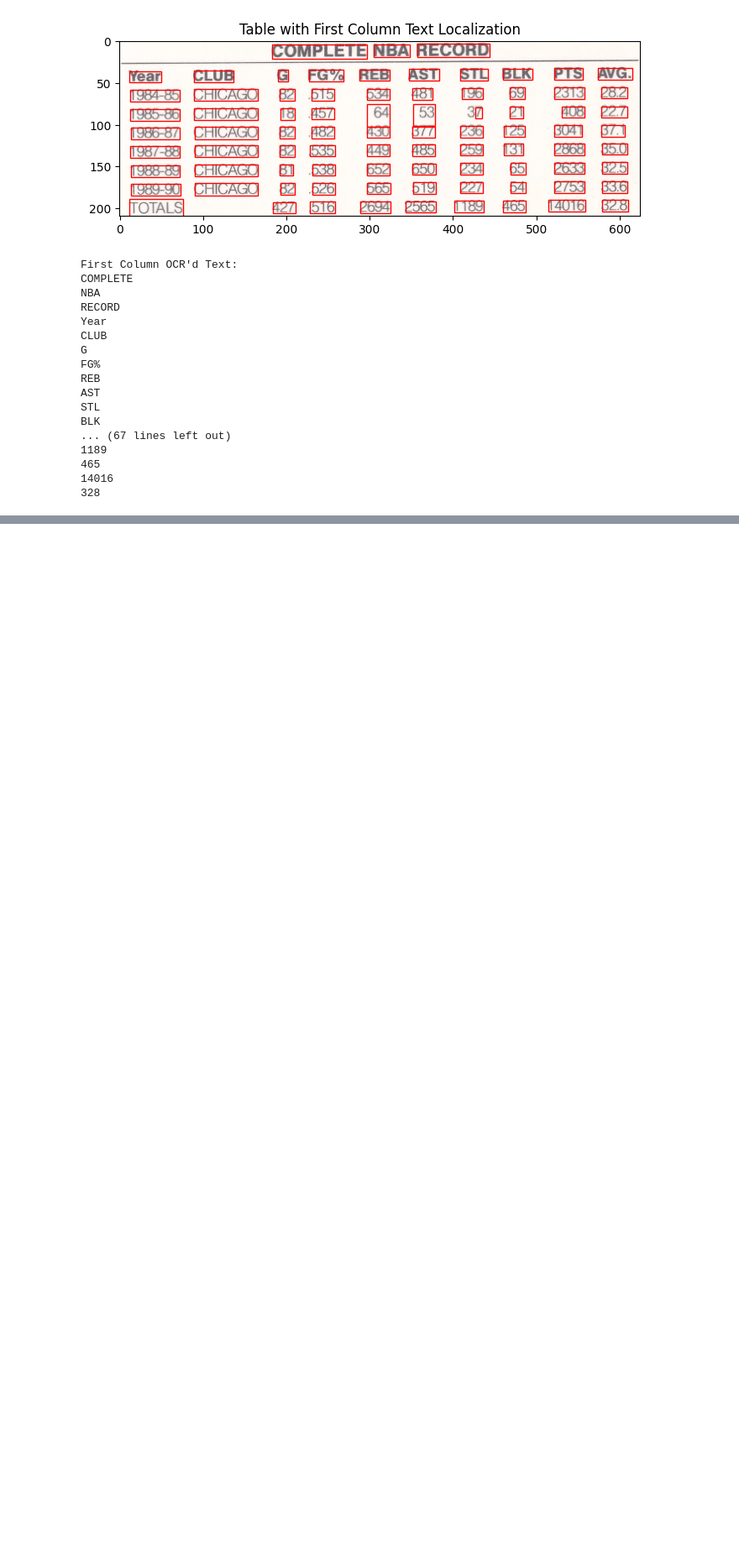
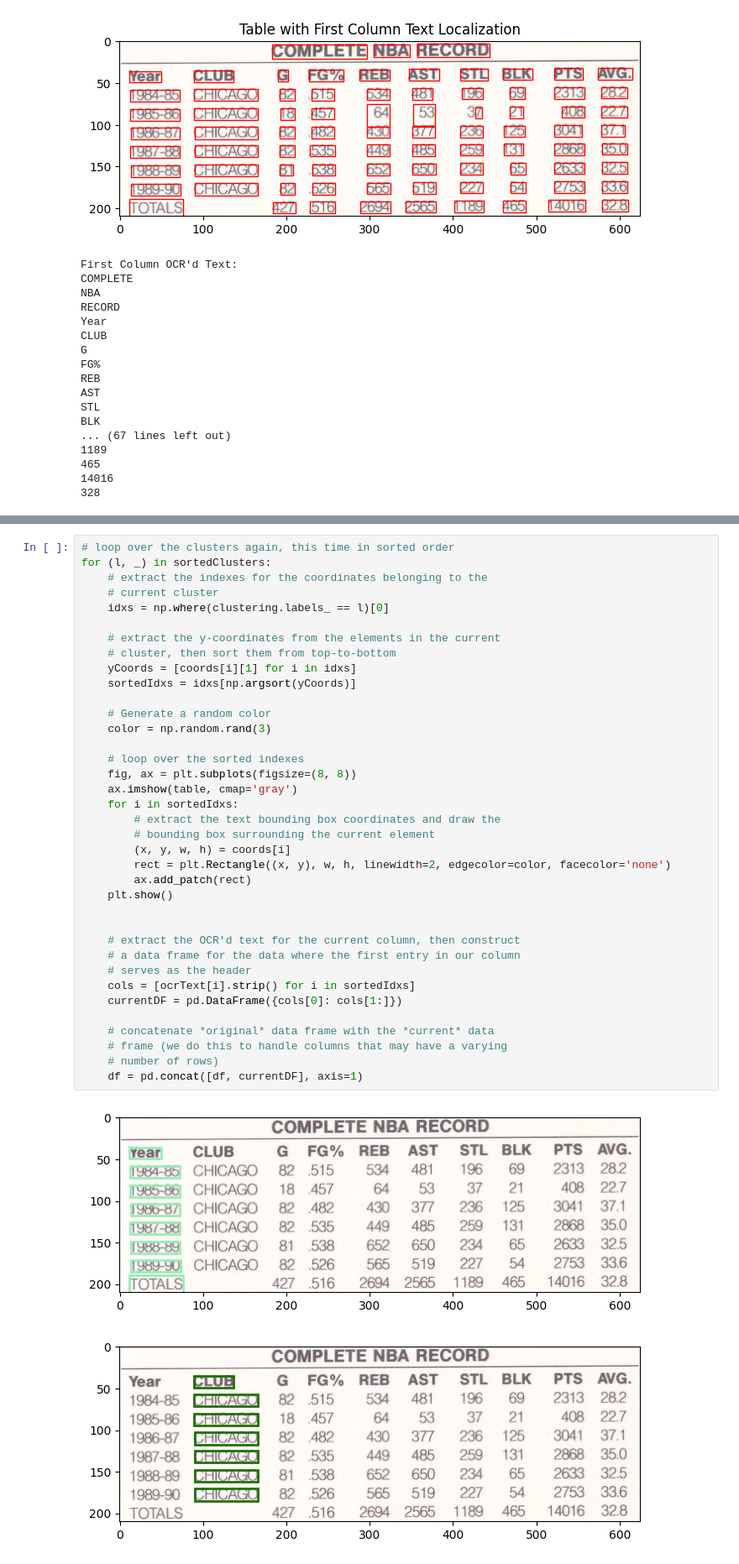
Before and after one commit to Ahmed-Hodhod/Grades-Sheet-OCR, a Jupyter notebook: ocr-experiment.ipynb, the cells around one changed output, grey strips where cells are left out. Shown at 84% size. Drawn from its saved outputs; the diff is of its cells as text; blank space fills up the shorter version.

```diff
--- a/ocr-experiment.ipynb
+++ b/ocr-experiment.ipynb
@@ -222,0 +261,40 @@ BLK
+# %%
+# loop over the clusters again, this time in sorted order
+for (l, _) in sortedClusters:
+	# extract the indexes for the coordinates belonging to the
+	# current cluster
+	idxs = np.where(clustering.labels_ == l)[0]
+
+	# extract the y-coordinates from the elements in the current
+	# cluster, then sort them from top-to-bottom
+	yCoords = [coords[i][1] for i in idxs]
+	sortedIdxs = idxs[np.argsort(yCoords)]
+
+	# Generate a random color
+	color = np.random.rand(3)
+
+	# loop over the sorted indexes
+	fig, ax = plt.subplots(figsize=(8, 8))
+	ax.imshow(table, cmap='gray')
+	for i in sortedIdxs:
+		# extract the text bounding box coordinates and draw the
+		# bounding box surrounding the current element
+		(x, y, w, h) = coords[i]
+		rect = plt.Rectangle((x, y), w, h, linewidth=2, edgecolor=color, facecolor='none')
+		ax.add_patch(rect)
+	plt.show()
+
+
+	# extract the OCR'd text for the current column, then construct
+	# a data frame for the data where the first entry in our column
+	# serves as the header
+	cols = [ocrText[i].strip() for i in sortedIdxs]
+	currentDF = pd.DataFrame({cols[0]: cols[1:]})
+
+	# concatenate *original* data frame with the *current* data
+	# frame (we do this to handle columns that may have a varying
+	# number of rows)
+	df = pd.concat([df, currentDF], axis=1)
+# %% [output]
+[figure, added]
+[figure, added]
```
Also changed, not shown: parts of 6 cells of this notebook.
